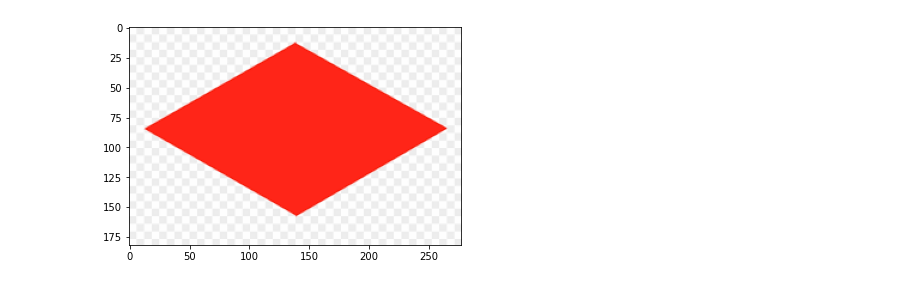
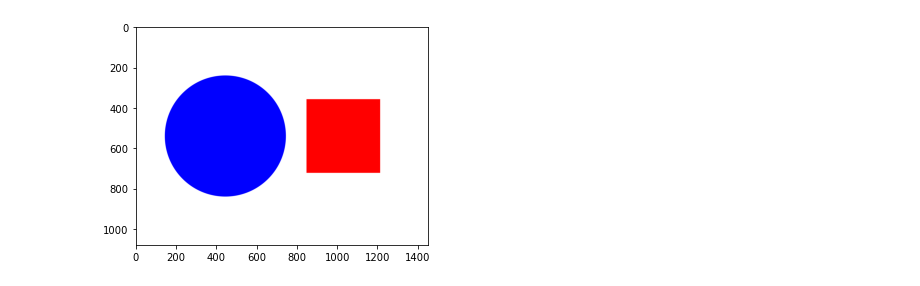
Before and after one commit to yashvarshney003/eyrc2020-2021, a Jupyter notebook: task_1a_explore_opencv/Task_1A_Part1/Untitled.ipynb, the cells around one changed output. Cells and saved outputs as stored; diff of their text form; code cells hidden in the pictures.

```diff
--- a/task_1a_explore_opencv/Task_1A_Part1/Untitled.ipynb
+++ b/task_1a_explore_opencv/Task_1A_Part1/Untitled.ipynb
@@ -8,0 +7,4 @@ image = cv2.imread("Samples/Sample9.png")
+# %%
+image = cv2.imread("Samples/Sample1.png")
+image =  cv2.GaussianBlur(image,(1,1), cv2.BORDER_TRANSPARENT)
+image = cv2.cvtColor(image,cv2.COLOR_BGR2HSV)
@@ -9,5 +13,5 @@ image = cv2.imread("Samples/Sample9.png")
 # %%
-plt.imshow(image)
+plt.imshow(image,cmap="gray")
 plt.show()
 # %% [output]
-[figure, old version]
+[figure, new version]
```
Also changed, not shown: parts of 23 cells of this notebook, 10 other files.
